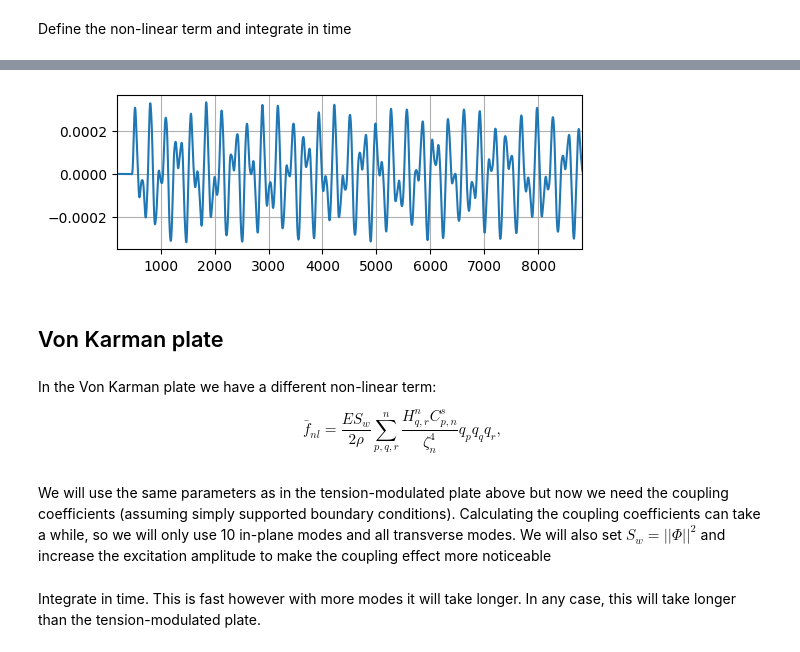
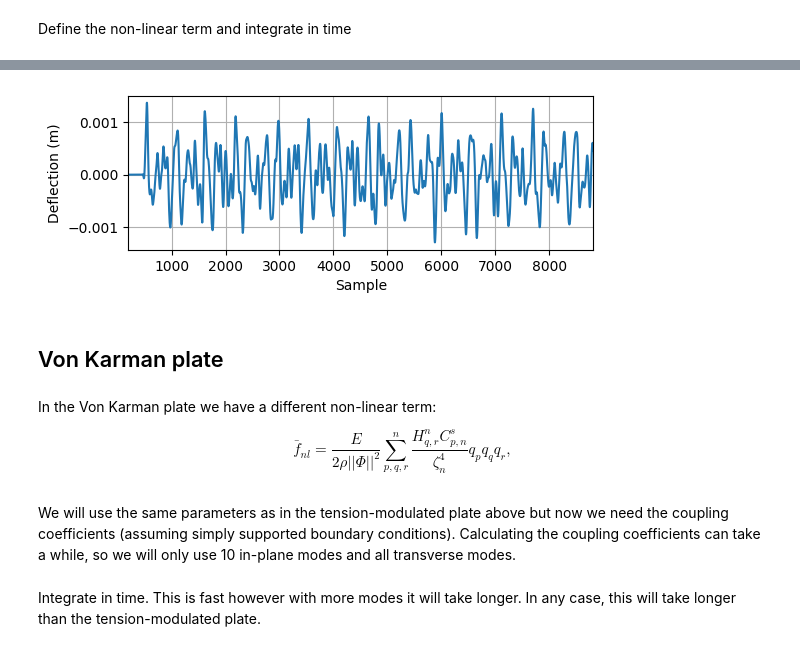
Before and after one commit to rodrigodzf/jaxdiffmodal, a Jupyter notebook: nbs/examples/simulations/non-linear.ipynb, the cells around one changed output, grey strips where cells are left out. Saved outputs shown, nothing was run; the diff lists cells and outputs as text; code cells hidden in the pictures.

```diff
--- a/nbs/examples/simulations/non-linear.ipynb
+++ b/nbs/examples/simulations/non-linear.ipynb
@@ -172,18 +167,23 @@ Define the parameters for the plate
 # %%
 # | code-fold: true
 
-n_modes_x = 15
-n_modes_y = 15
-n_modes = n_modes_x * n_modes_y
+n_modes_x = 30
+n_modes_y = 30
+n_modes = 64
 n_steps = 44100
 sample_rate = 44100
 dt = 1.0 / sample_rate
 excitation_duration = 1.0  # seconds
-excitation_amplitude = 40
+excitation_amplitude = 100  # newtons
 force_position = (0.05, 0.05)
 readout_position = (0.1, 0.1)
 plate_params = PlateParameters(
     Ts0=0.0,
-    d1=1e-4,
-    d3=1e-2,
+    d1=0.0,
+    d3=0.0019625,
+    rho=7850,
+    E=2e11,
+    nu=0.3,
+    l1=0.2,
+    l2=0.3,
 )
@@ -206,11 +225,11 @@ y = np.linspace(0, plate_params.l2, n_gridpoints_y)
 K = plate_eigenfunctions(wnx, wny, x, y)
 
 # Sort the eigenvalues and get the indices
-indices = np.argsort(lambda_mu_2d.ravel())
+indices = np.argsort(lambda_mu_2d.ravel())[:n_modes]
 ky_indices, kx_indices = np.unravel_index(indices, lambda_mu_2d.shape)
 ky_indices, kx_indices = ky_indices + 1, kx_indices + 1
 selected_indices = np.stack([kx_indices, ky_indices], axis=-1)
-lambda_mu = np.sort(lambda_mu_2d.reshape(-1))
+lambda_mu = lambda_mu_2d.ravel()[indices]
 
 rc = create_1d_raised_cosine(
     duration=excitation_duration,
@@ -241,13 +260,14 @@ Define the non-linear term and integrate in time
 # %%
 # | code-fold: true
 
-gamma2_mu = damping_term(
+omega_mu_squared = stiffness_term(
     plate_params,
     lambda_mu,
 )
-omega_mu_squared = stiffness_term(
+
+gamma2_mu = damping_term(
     plate_params,
-    lambda_mu,
+    np.sqrt(omega_mu_squared),
 )
 
 plate_tau = (plate_params.E * plate_params.h) / (
@@ -272,30 +292,30 @@ modal_sol = modal_sol.T
 # %%
 # | echo: false
 
-
-sol = weights_at_readout @ modal_sol
-sol = sol / plate_norm
+sol = weights_at_readout @ modal_sol / plate_norm
 
 fig, ax = plt.subplots(1, 1, figsize=(6, 2))
 ax.plot(sol)
 ax.grid(True)
+ax.set_xlabel("Sample")
+ax.set_ylabel("Deflection (m)")
 ax.set_xlim(200, 4410 * 2)
 
 sol_vel = jnp.diff(sol)
 display(Audio(sol_vel, rate=sample_rate))
 # %% [output]
 [interactive output not drawn]
-[figure, old version]
+[figure, new version]
 # %% [markdown]
 ## Von Karman plate
 # %% [markdown]
 In the Von Karman plate we have a different non-linear term:
 
 \begin{equation}
-\bar{f}_{nl} = \frac{E S_w}{2 \rho} \sum_{p, q, r}^n \frac{H_{q, r}^n C_{p, n}^s}{\zeta_n^4} q_p q_q q_r,
+\bar{f}_{nl} = \frac{E}{2 \rho ||\Phi||^2} \sum_{p, q, r}^n \frac{H_{q, r}^n C_{p, n}^s}{\zeta_n^4} q_p q_q q_r,
 \end{equation}
 # %% [markdown]
-We will use the same parameters as in the tension-modulated plate above but now we need the coupling coefficients (assuming simply supported boundary conditions). Calculating the coupling coefficients can take a while, so we will only use 10 in-plane modes and all transverse modes. We will also set $S_w = ||\Phi||^2$ and increase the excitation amplitude to make the coupling effect more noticeable
+We will use the same parameters as in the tension-modulated plate above but now we need the coupling coefficients (assuming simply supported boundary conditions). Calculating the coupling coefficients can take a while, so we will only use 10 in-plane modes and all transverse modes.
 # %%
 # | hide
 
```
Also changed, not shown: parts of 9 cells of this notebook, 3 other files.
